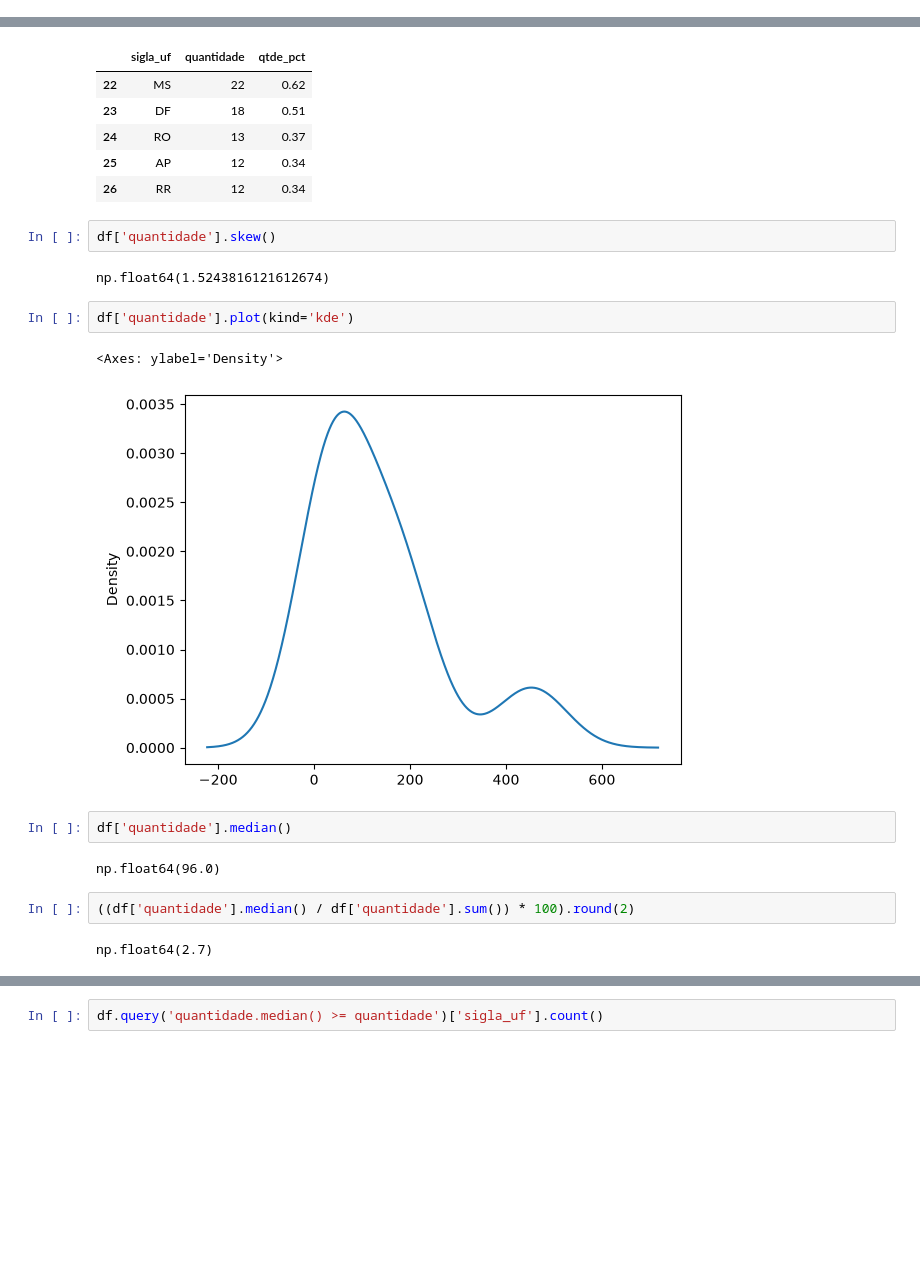
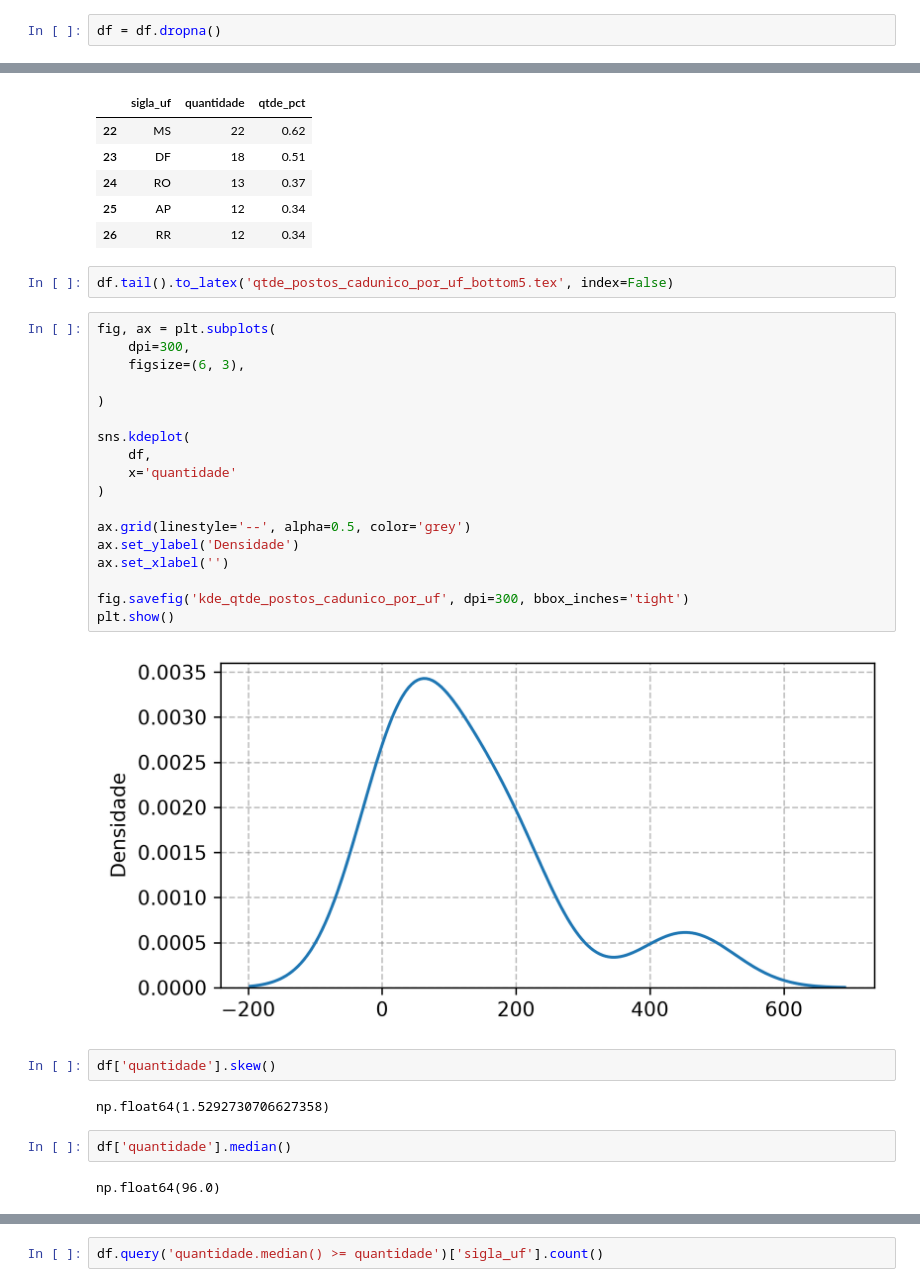
Before and after one commit to LazaroDamasceno/Dissertacao, a Jupyter notebook: analises/cad_unico/postos/analise.ipynb, the cells around one changed output, grey strips where cells are left out. Drawn from its saved outputs; the diff is of its cells as text; blank space fills up the shorter version.

Commit message:
Criou as figuras kde_qtde_postos_cadunico_por_uf.png e kde_qtde_postos_cadunico_por_regiao.png. Criou várias tabelas.

```diff
--- a/analises/cad_unico/postos/analise.ipynb
+++ b/analises/cad_unico/postos/analise.ipynb
@@ -44,3 +45,5 @@ sigla_uf    1
 cidade      5
 ibge        0
 dtype: int64
+# %%
+df = df.dropna()
@@ -95,23 +109,36 @@ df.tail()
 | 24 | RO | 13 | 0.37 |
 | 25 | AP | 12 | 0.34 |
 | 26 | RR | 12 | 0.34 |
-# %%
-df['quantidade'].skew()
-# %% [output]
-np.float64(1.5243816121612674)
+# %%
+df.tail().to_latex('qtde_postos_cadunico_por_uf_bottom5.tex', index=False)
 # %%
-df['quantidade'].plot(kind='kde')
+fig, ax = plt.subplots(
+    dpi=300,
+    figsize=(6, 3),
+
+)
+
+sns.kdeplot(
+    df,
+    x='quantidade'
+)
+
+ax.grid(linestyle='--', alpha=0.5, color='grey')
+ax.set_ylabel('Densidade')
+ax.set_xlabel('')
+
+fig.savefig('kde_qtde_postos_cadunico_por_uf', dpi=300, bbox_inches='tight')
+plt.show()
 # %% [output]
-<Axes: ylabel='Density'>
-[figure, old version]
+[figure, new version]
+# %%
+df['quantidade'].skew()
+# %% [output]
+np.float64(1.5292730706627358)
 # %%
 df['quantidade'].median()
 # %% [output]
 np.float64(96.0)
-# %%
-((df['quantidade'].median() / df['quantidade'].sum()) * 100).round(2)
-# %% [output]
-np.float64(2.7)
 # %%
 df.query('quantidade.median() <= quantidade').reset_index(drop=True)
 # %% [output]
```
Also changed, not shown: parts of 21 cells of this notebook, 6 other files.
